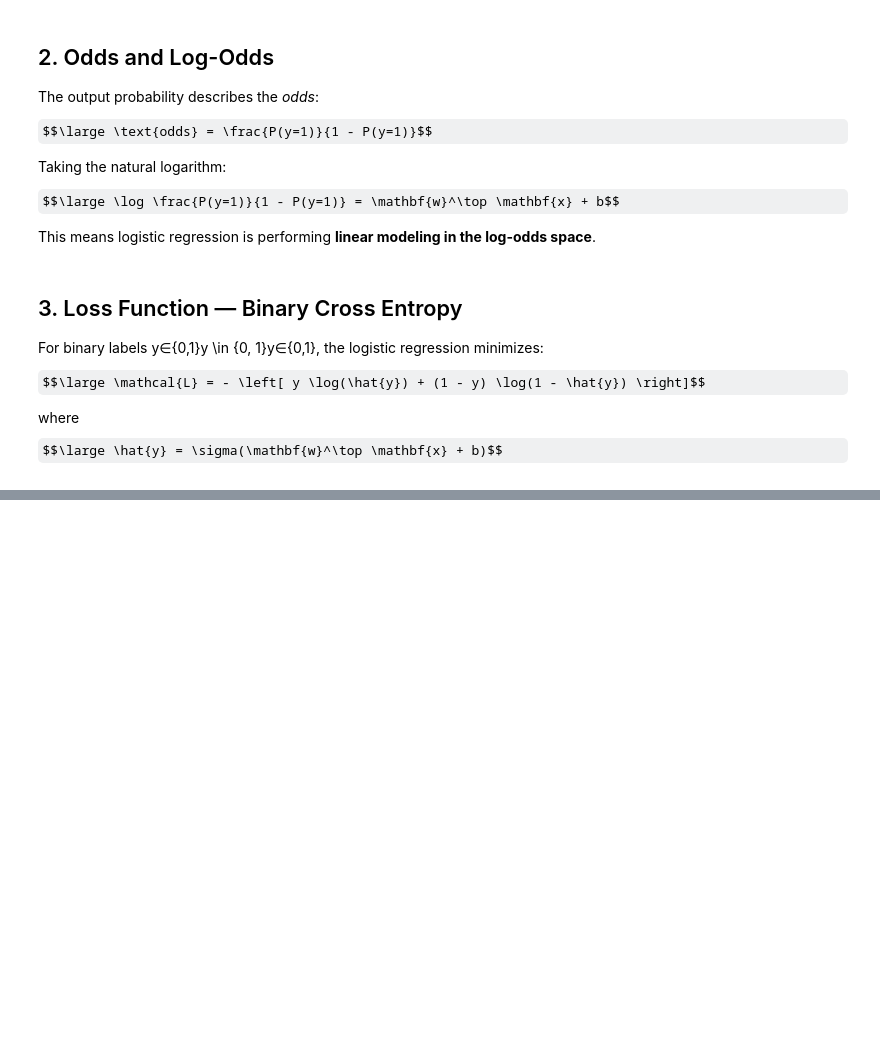
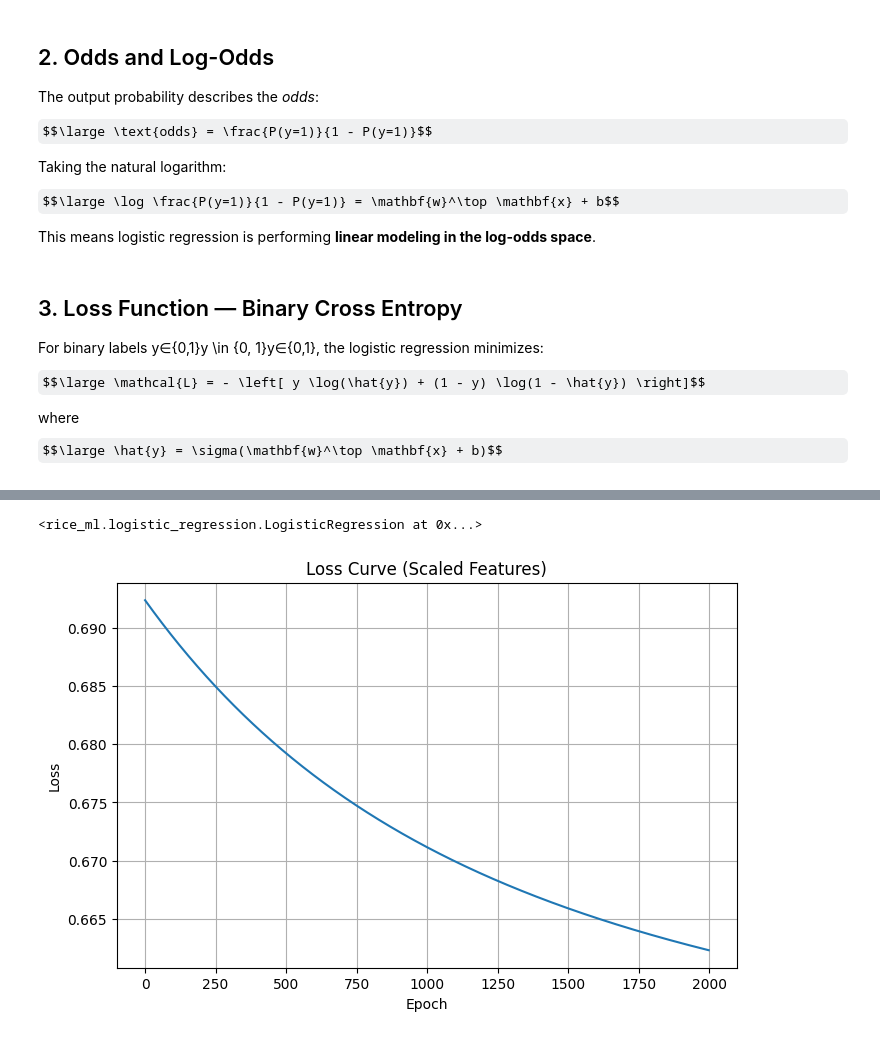
Before and after one commit to Chuangyi-Xu/INDE-577, a Jupyter notebook: examples/Supervised_Learning/Logistic_Regression/Logistic_Regression.ipynb, the cells around one changed output, grey strips where cells are left out. Cells and saved outputs as stored; diff of their text form; code cells hidden in the pictures; some formulas as TeX source; blank space fills up the shorter version.

```diff
--- a/examples/Supervised_Learning/Logistic_Regression/Logistic_Regression.ipynb
+++ b/examples/Supervised_Learning/Logistic_Regression/Logistic_Regression.ipynb
@@ -47,0 +441,30 @@ where $$\large \hat{y} = \sigma(\mathbf{w}^\top \mathbf{x} + b)$$
+# %%
+# Part 8 — Model Training with Scaled Features (Fixed)
+
+# Compute mean and std for training features only
+mean = X_train.mean(axis=0)
+std = X_train.std(axis=0)
+
+# Standardize training and testing data
+X_train_scaled = (X_train - mean) / std
+X_test_scaled = (X_test - mean) / std
+
+# Training hyperparameters
+learning_rate = 0.001
+n_epochs = 2000
+
+# Retrain the logistic regression model using scaled data
+clf = LogisticRegression(learning_rate=learning_rate, n_epochs=n_epochs)
+clf.fit(X_train_scaled, y_train)
+# %% [output]
+<rice_ml.logistic_regression.LogisticRegression at 0x...>
+# %%
+plt.figure(figsize=(8,5))
+plt.plot(clf.losses_)
+plt.title("Loss Curve (Scaled Features)")
+plt.xlabel("Epoch")
+plt.ylabel("Loss")
+plt.grid(True)
+plt.show()
+# %% [output]
+[figure, added]
```
Also changed, not shown: parts of 28 cells of this notebook, 1 other file.
